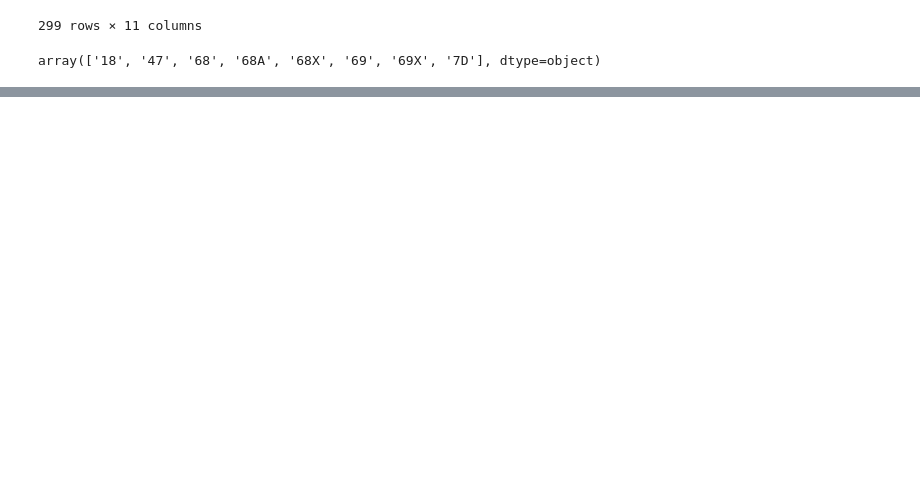
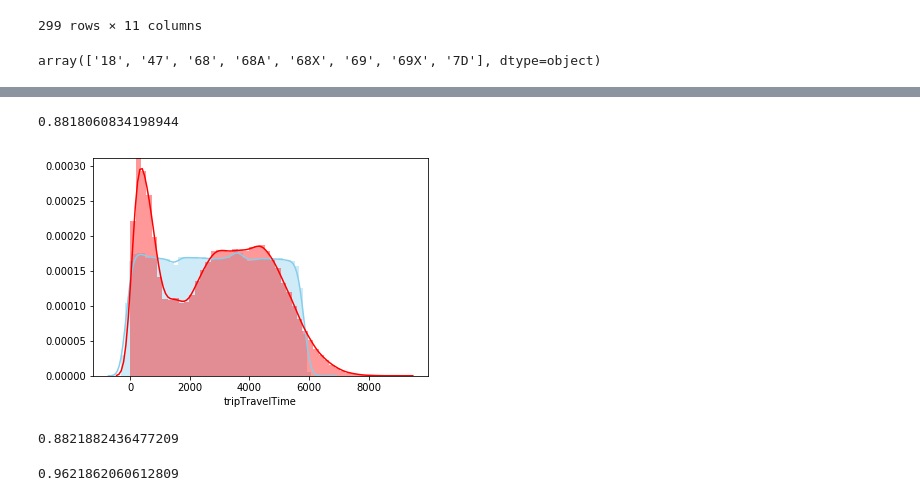
Before and after one commit to xinyuewang1/DublinBusDataAnalysis, a Jupyter notebook: caseStudy39A.ipynb, the cells around one changed output, grey strips where cells are left out. Cells and saved outputs as stored; diff of their text form; code cells hidden in the pictures; blank space fills up the shorter version.

```diff
--- a/caseStudy39A.ipynb
+++ b/caseStudy39A.ipynb
@@ -3371,0 +3760,3 @@ ValueError: Must pass DataFrame with boolean values only
+# %%
+#Add as another feature
+trainAndPredict(dfMerged,['progrnumber','actual_arr','rain','weekday','shape_dist_traveled'],'tripTravelTime')
@@ -3371,0 +3767,3 @@ ValueError: Must pass DataFrame with boolean values only
+# %%
+#Use to substitute progrnumber
+trainAndPredict(dfMerged,['actual_arr','rain','weekday','shape_dist_traveled'],'tripTravelTime')
@@ -3371,0 +3852,15 @@ ValueError: Must pass DataFrame with boolean values only
+# %%
+from sklearn.model_selection import train_test_split
+regr0 = linear_model.LinearRegression()
+Xcol, y = ['progrnumber','actual_arr','rain','weekday','shape_dist_traveled'],'tripTravelTime'
+#split = int(dfMerged.shape[0]*0.7)
+X = pd.get_dummies(dfMerged[Xcol],drop_first=True)
+X_train, X_test, y_train, y_test = train_test_split(X,dfMerged.tripTravelTime, test_size=0.3, random_state=0)
+#X_train, X_test = X[:split], X[split:]
+#y_train, y_test = dfMerged[y][:split], dfMerged[y][split:]
+regr0.fit(X_train, y_train)
+print(regr0.score(X_test,y_test))
+#scores = cross_val_score(regr0, X,dfMerged.tripTravelTime, cv=5)
+#scores.mean()
+# %% [output]
+0.8818060834198944
@@ -3371,0 +3871,11 @@ ValueError: Must pass DataFrame with boolean values only
+# %%
+y_pred = regr0.predict(X_test)
+# %%
+import seaborn as sns
+plot = sns.distplot( y_pred , color="skyblue", label="Prediction")
+plot = sns.distplot( y_test , color="red", label="Acutal")
+
+#sns.plt.legend()
+##sns.plt.show()
+# %% [output]
+[figure, added]
@@ -3371,0 +3896,26 @@ ValueError: Must pass DataFrame with boolean values only
+# %%
+from sklearn.neural_network import MLPRegressor
+# from research, it says 2-3 neurons on hidden layer return the best result.?
+import time
+tic = time.time()
+clf = MLPRegressor(hidden_layer_sizes=(2,),alpha=0.01)
+clf.fit(X_train, y_train)
+print(clf.score(X_test,y_test))
+print(time.time()-tic)
+# %% [output]
+0.8821882436477209
+# %%
+from sklearn.metrics import mean_squared_error, r2_score, accuracy_score,mean_absolute_error
+y_pred = regr.predict(X_test)
+# The coefficients
+#print('Coefficients: \n', regr.coef_)
+# The mean squared error
+print("Mean squared error: %.2f"
+      % mean_squared_error(y_test, y_pred))
+#mean absolute error
+print("Mean absolute error: %.2f"
+     % mean_absolute_error(y_test, y_pred))
+# Explained variance score: 1 is perfect prediction
+print('Variance score: %.2f' % r2_score(y_test, y_pred))
+# %% [output]
+0.9621862060612809
```
Also changed, not shown: parts of 134 cells of this notebook, 2 other files.
